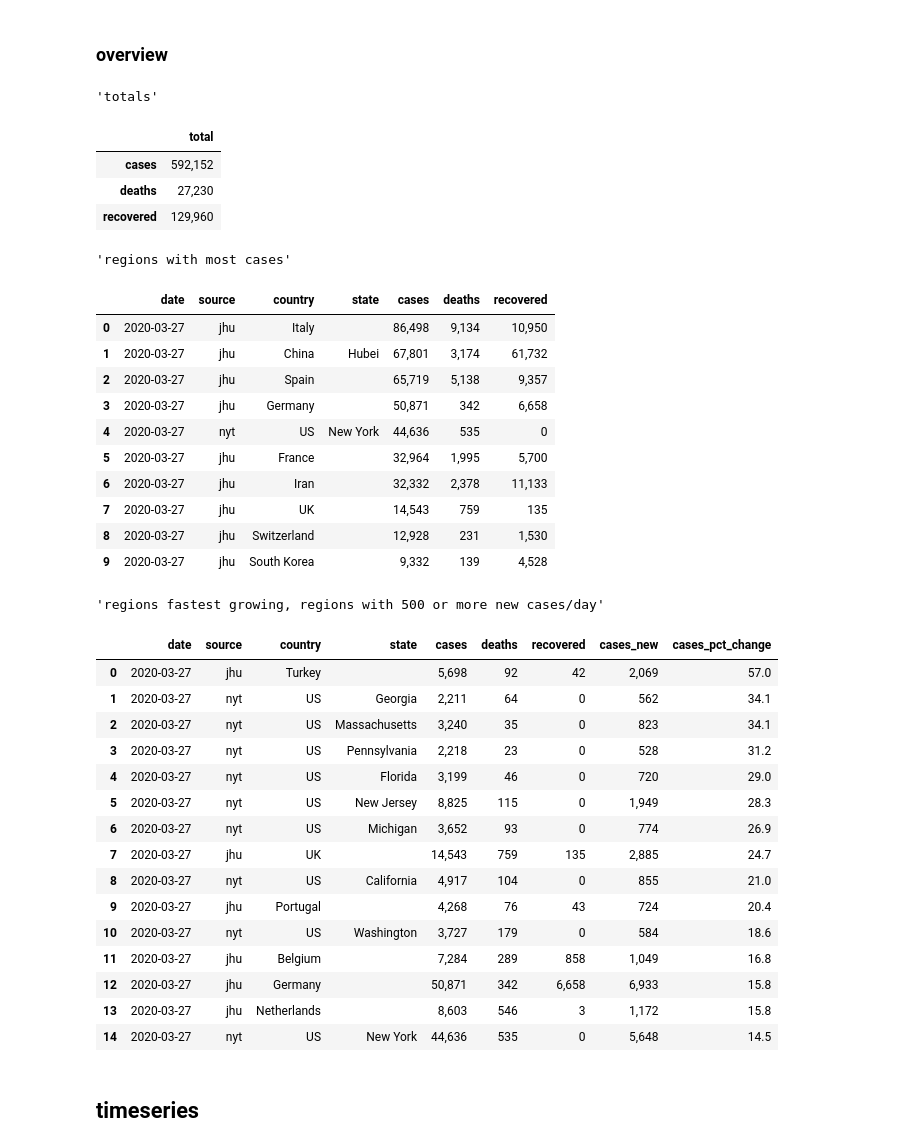
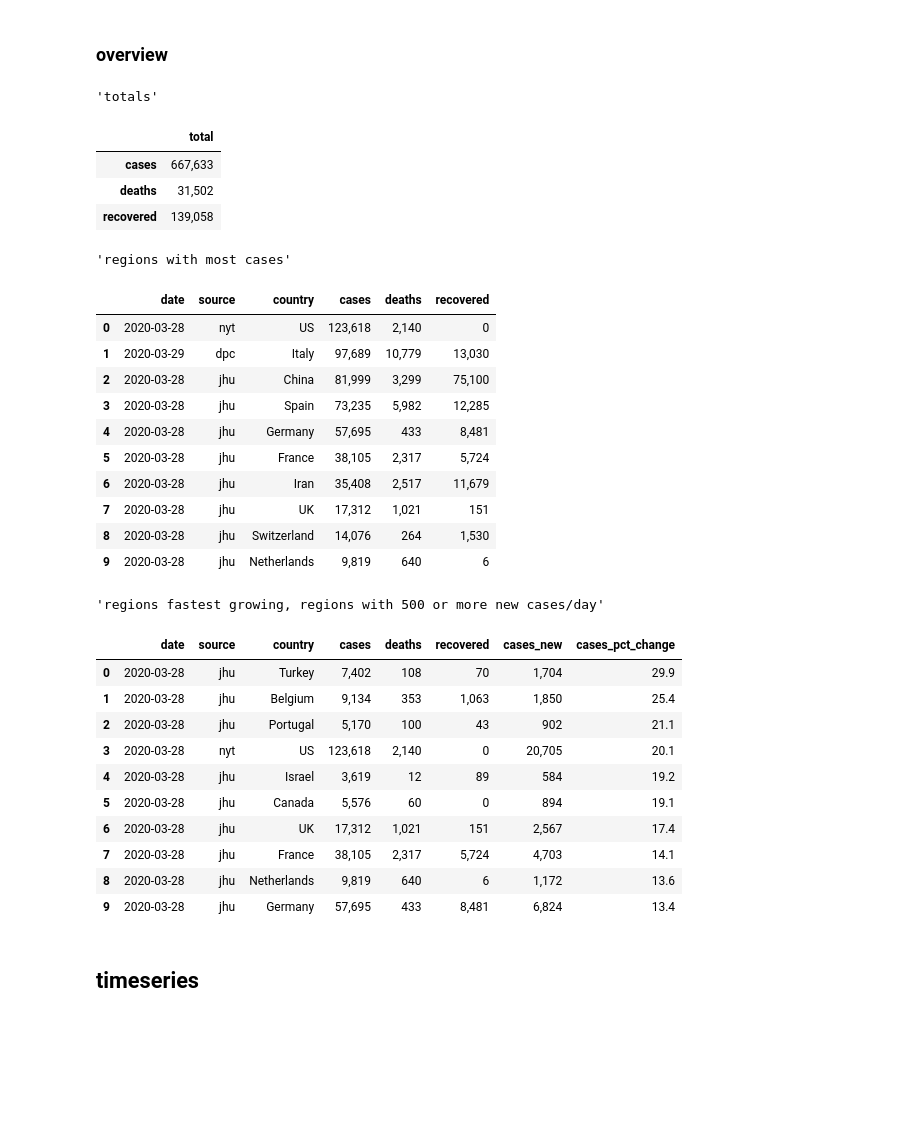
Before and after one commit to eferm/covid-19, a Jupyter notebook: notebooks/covid-19.ipynb, the cells around one changed output. Saved outputs shown, nothing was run; the diff lists cells and outputs as text; code cells hidden in the pictures; blank space fills up the shorter version.

```diff
--- a/notebooks/covid-19.ipynb
+++ b/notebooks/covid-19.ipynb
@@ -40,6 +40,7 @@ CATALOG = {
     'jhu': JHU(**kwargs).clean,
     'ctp': CTP(**kwargs).clean,
     'nyt': NYT(**kwargs).clean,
+    'dpc': DPC(**kwargs).clean,
 }
 
 for name, df in CATALOG.items():
@@ -203,7 +240,7 @@ for i, level in enumerate(LEVELS):
     CATALOG[f'df.derived.{level}'] = df
 
 df = CATALOG['df.derived.county']
-df = df.loc[df['state'] == 'California']
+df = df.loc[df['state'] == 'Lombardia']
 display('preview', df.tail())
 # %% [output]
 'preview'
@@ -278,7 +315,7 @@ display('preview', df.tail())
 ### overview
 # %%
 # filter to latest date and significant impact
-df = CATALOG['df.derived.state'].copy()
+df = CATALOG['df.derived.country'].copy()
 levels = levels_in_df(df)
 df = (
     df
@@ -302,64 +339,59 @@ def prettify(df):
 
 display(
     "totals",
     df[METRICS]
     .sum()
     .rename('total')
     .map(lambda x: f"{x:,.0f}")
     .to_frame()
 )
 
 idx = ['date', 'source', *levels, *METRICS]
 display(
     "regions with most cases",
     prettify(df.sort_values('cases', ascending=False))
     [idx]
     .reset_index(drop=True)
     .head(10)
 )
 display(
     "regions fastest growing, regions with 500 or more new cases/day",
     prettify(df.query('cases_new > 500')
                .sort_values('cases_pct_change', ascending=False))
     [[*idx, 'cases_new', 'cases_pct_change']]
     .reset_index(drop=True)
-    .head(15)
+    .head(10)
 )
 # %% [output]
 'totals'
 |  | total |
-| cases | 592,152 |
-| deaths | 27,230 |
-| recovered | 129,960 |
+| cases | 667,633 |
+| deaths | 31,502 |
+| recovered | 139,058 |
 'regions with most cases'
-|  | date | source | country | state | cases | deaths | recovered |
-| 0 | 2020-03-27 | jhu | Italy |  | 86,498 | 9,134 | 10,950 |
-| 1 | 2020-03-27 | jhu | China | Hubei | 67,801 | 3,174 | 61,732 |
-| 2 | 2020-03-27 | jhu | Spain |  | 65,719 | 5,138 | 9,357 |
-| 3 | 2020-03-27 | jhu | Germany |  | 50,871 | 342 | 6,658 |
-| 4 | 2020-03-27 | nyt | US | New York | 44,636 | 535 | 0 |
-| 5 | 2020-03-27 | jhu | France |  | 32,964 | 1,995 | 5,700 |
-| 6 | 2020-03-27 | jhu | Iran |  | 32,332 | 2,378 | 11,133 |
-| 7 | 2020-03-27 | jhu | UK |  | 14,543 | 759 | 135 |
-| 8 | 2020-03-27 | jhu | Switzerland |  | 12,928 | 231 | 1,530 |
-| 9 | 2020-03-27 | jhu | South Korea |  | 9,332 | 139 | 4,528 |
+|  | date | source | country | cases | deaths | recovered |
+| 0 | 2020-03-28 | nyt | US | 123,618 | 2,140 | 0 |
+| 1 | 2020-03-29 | dpc | Italy | 97,689 | 10,779 | 13,030 |
+| 2 | 2020-03-28 | jhu | China | 81,999 | 3,299 | 75,100 |
+| 3 | 2020-03-28 | jhu | Spain | 73,235 | 5,982 | 12,285 |
+| 4 | 2020-03-28 | jhu | Germany | 57,695 | 433 | 8,481 |
+| 5 | 2020-03-28 | jhu | France | 38,105 | 2,317 | 5,724 |
+| 6 | 2020-03-28 | jhu | Iran | 35,408 | 2,517 | 11,679 |
+| 7 | 2020-03-28 | jhu | UK | 17,312 | 1,021 | 151 |
+| 8 | 2020-03-28 | jhu | Switzerland | 14,076 | 264 | 1,530 |
+| 9 | 2020-03-28 | jhu | Netherlands | 9,819 | 640 | 6 |
 'regions fastest growing, regions with 500 or more new cases/day'
-|  | date | source | country | state | cases | deaths | recovered | cases_new | cases_pct_change |
-| 0 | 2020-03-27 | jhu | Turkey |  | 5,698 | 92 | 42 | 2,069 | 57.0 |
-| 1 | 2020-03-27 | nyt | US | Georgia | 2,211 | 64 | 0 | 562 | 34.1 |
-| 2 | 2020-03-27 | nyt | US | Massachusetts | 3,240 | 35 | 0 | 823 | 34.1 |
-| 3 | 2020-03-27 | nyt | US | Pennsylvania | 2,218 | 23 | 0 | 528 | 31.2 |
-| 4 | 2020-03-27 | nyt | US | Florida | 3,199 | 46 | 0 | 720 | 29.0 |
-| 5 | 2020-03-27 | nyt | US | New Jersey | 8,825 | 115 | 0 | 1,949 | 28.3 |
-| 6 | 2020-03-27 | nyt | US | Michigan | 3,652 | 93 | 0 | 774 | 26.9 |
-| 7 | 2020-03-27 | jhu | UK |  | 14,543 | 759 | 135 | 2,885 | 24.7 |
-| 8 | 2020-03-27 | nyt | US | California | 4,917 | 104 | 0 | 855 | 21.0 |
-| 9 | 2020-03-27 | jhu | Portugal |  | 4,268 | 76 | 43 | 724 | 20.4 |
-| 10 | 2020-03-27 | nyt | US | Washington | 3,727 | 179 | 0 | 584 | 18.6 |
-| 11 | 2020-03-27 | jhu | Belgium |  | 7,284 | 289 | 858 | 1,049 | 16.8 |
-| 12 | 2020-03-27 | jhu | Germany |  | 50,871 | 342 | 6,658 | 6,933 | 15.8 |
-| 13 | 2020-03-27 | jhu | Netherlands |  | 8,603 | 546 | 3 | 1,172 | 15.8 |
-| 14 | 2020-03-27 | nyt | US | New York | 44,636 | 535 | 0 | 5,648 | 14.5 |
+|  | date | source | country | cases | deaths | recovered | cases_new | cases_pct_change |
+| 0 | 2020-03-28 | jhu | Turkey | 7,402 | 108 | 70 | 1,704 | 29.9 |
+| 1 | 2020-03-28 | jhu | Belgium | 9,134 | 353 | 1,063 | 1,850 | 25.4 |
+| 2 | 2020-03-28 | jhu | Portugal | 5,170 | 100 | 43 | 902 | 21.1 |
+| 3 | 2020-03-28 | nyt | US | 123,618 | 2,140 | 0 | 20,705 | 20.1 |
+| 4 | 2020-03-28 | jhu | Israel | 3,619 | 12 | 89 | 584 | 19.2 |
+| 5 | 2020-03-28 | jhu | Canada | 5,576 | 60 | 0 | 894 | 19.1 |
+| 6 | 2020-03-28 | jhu | UK | 17,312 | 1,021 | 151 | 2,567 | 17.4 |
+| 7 | 2020-03-28 | jhu | France | 38,105 | 2,317 | 5,724 | 4,703 | 14.1 |
+| 8 | 2020-03-28 | jhu | Netherlands | 9,819 | 640 | 6 | 1,172 | 13.6 |
+| 9 | 2020-03-28 | jhu | Germany | 57,695 | 433 | 8,481 | 6,824 | 13.4 |
 # %% [markdown]
 ## timeseries
 # %%
```
Also changed, not shown: parts of 9 cells of this notebook, 2 other files.
